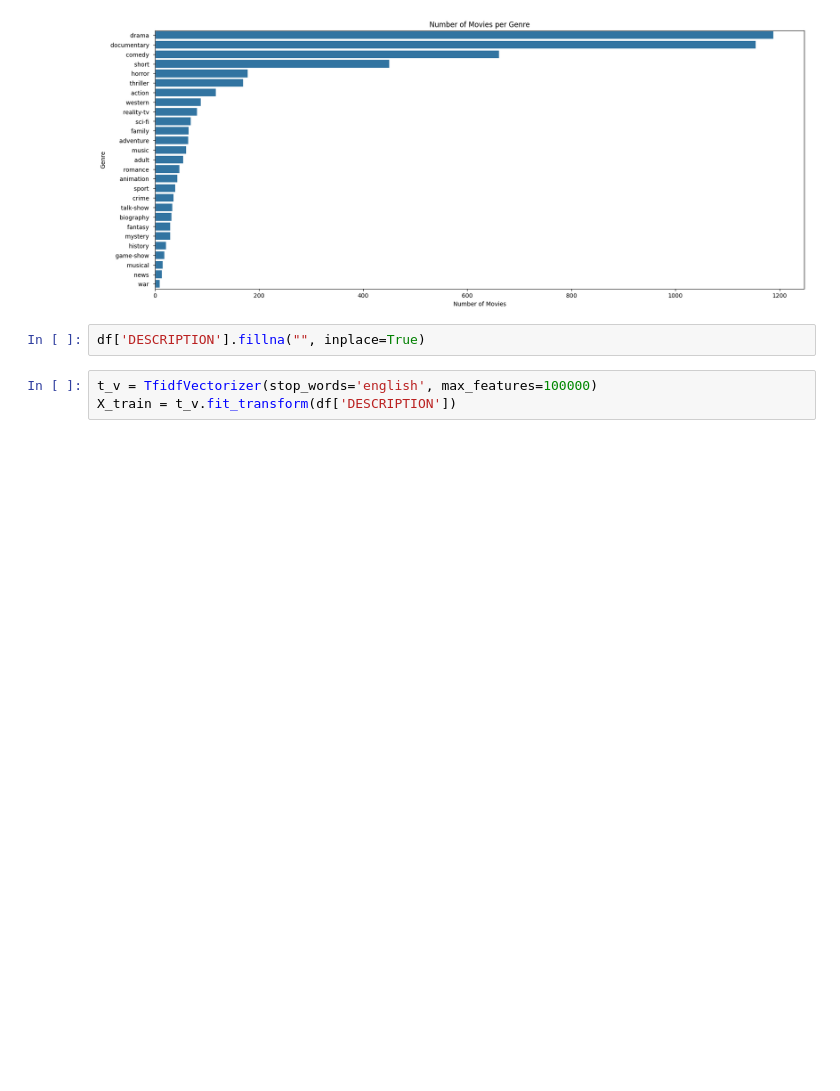
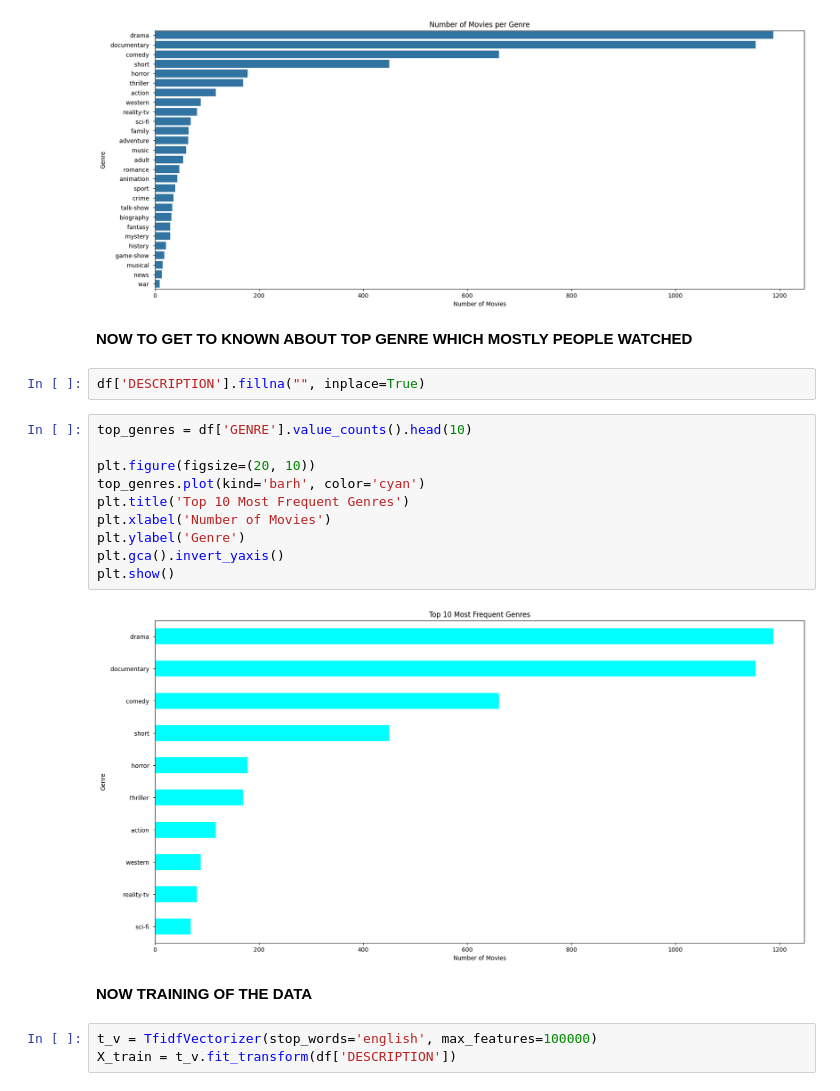
Before and after one commit to rishabhnam002/CodSoft, a Jupyter notebook: Task1_MOVIE_GENRE_CLASSIFICATION.ipynb, the cells around one changed output. Saved outputs shown, nothing was run; the diff lists cells and outputs as text; blank space fills up the shorter version.

```diff
--- a/Task1_MOVIE_GENRE_CLASSIFICATION.ipynb
+++ b/Task1_MOVIE_GENRE_CLASSIFICATION.ipynb
@@ -49,8 +53,24 @@ plt.ylabel('Genre')
 plt.show()
 # %% [output]
 [figure]
+# %% [markdown]
+**NOW TO GET TO KNOWN ABOUT TOP GENRE WHICH MOSTLY PEOPLE WATCHED**
 # %%
 df['DESCRIPTION'].fillna("", inplace=True)
+# %%
+top_genres = df['GENRE'].value_counts().head(10)
+
+plt.figure(figsize=(20, 10))
+top_genres.plot(kind='barh', color='cyan')
+plt.title('Top 10 Most Frequent Genres')
+plt.xlabel('Number of Movies')
+plt.ylabel('Genre')
+plt.gca().invert_yaxis()
+plt.show()
+# %% [output]
+[figure, added]
+# %% [markdown]
+**NOW TRAINING OF THE DATA**
 # %%
 t_v = TfidfVectorizer(stop_words='english', max_features=100000)
 X_train = t_v.fit_transform(df['DESCRIPTION'])
```
Also changed, not shown: parts of 3 cells of this notebook.
